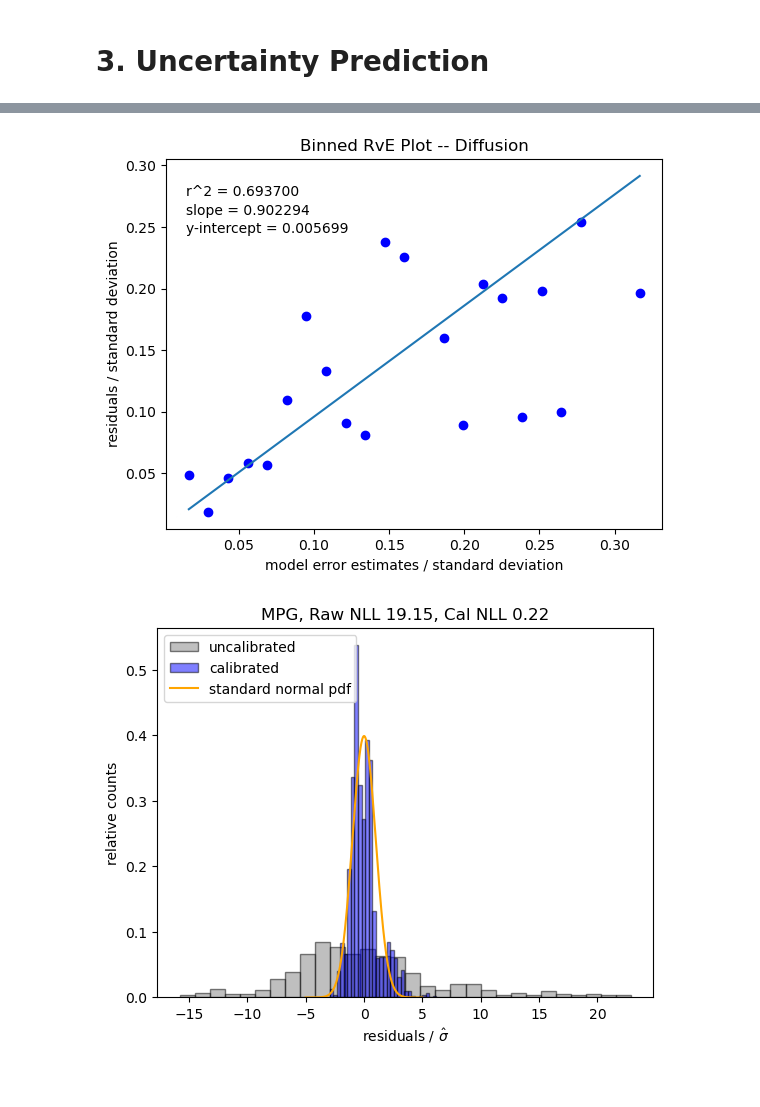
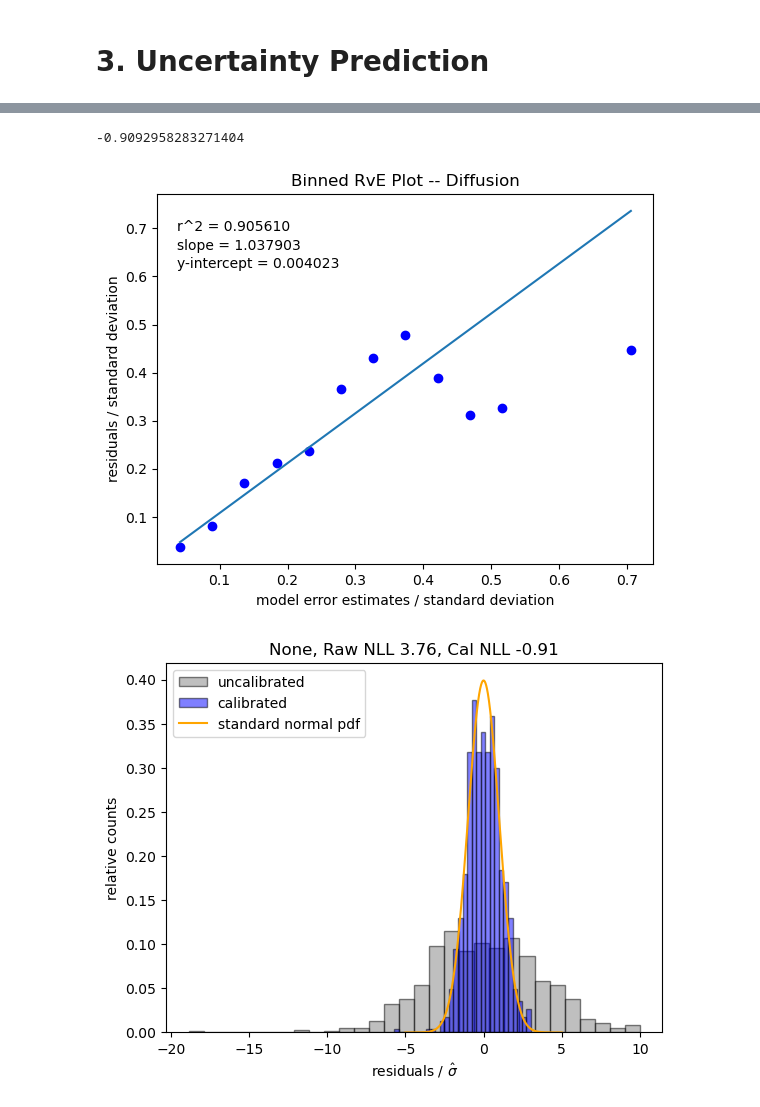
Before and after one commit to 4dsoftware/miscellaneous, a Jupyter notebook: uq_test_xtg.ipynb, the cells around one changed output, grey strips where cells are left out. Saved outputs shown, nothing was run; the diff lists cells and outputs as text; code cells hidden in the pictures.

```diff
--- a/uq_test_xtg.ipynb
+++ b/uq_test_xtg.ipynb
@@ -291,29 +285,27 @@ X = data.iloc[:,:-2]
 y = data.iloc[:,-2:]
 
 rstate = 982
-rkf = RepeatedKFold(n_splits=5, n_repeats=2, random_state=rstate)
-n_models = 200
+rkf = RepeatedKFold(n_splits=5, n_repeats=1, random_state=rstate)
+n_models = 100
 # %% [markdown]
 # 2. Bagging Model
 # %%
-model = RandomForestRegressor(n_estimators = n_models, max_depth=None, min_samples_split=2, min_samples_leaf=2)
-#model = NGBRegressor(n_estimators = n_models,learning_rate=0.02, verbose = False)
-#model = GradientBoostingRegressor(n_estimators = n_models)
-#model = LinearRegression()
-#model = MLPRegressor(hidden_layer_sizes=(4,), activation='relu', solver='adam', alpha=0.01, learning_rate='adaptive')
+model = RandomForestRegressor(n_estimators = n_models, max_depth=6, min_samples_split=2, min_samples_leaf=2)
+#model = MLPRegressor(hidden_layer_sizes=(8,8,64), activation='relu', solver='lbfgs', alpha=0.001, learning_rate='adaptive')
 # %% [markdown]
 ### Model Optimization
 # %%
-predictions = np.asarray([])
-truth = np.asarray([])
+predictions = pd.DataFrame()
+truth = pd.DataFrame()
+
 for train, test in rkf.split(X):
 
     X_train, X_test = X.iloc[train], X.iloc[test]
     y_train, y_test = y.iloc[train], y.iloc[test]
     model.fit(X_train, y_train)
-    test_predictions = model.predict(X_test)
-    predictions = np.concatenate((predictions, test_predictions), axis=None)
-    truth = np.concatenate((truth, y_test), axis=None)
+    test_predictions = pd.DataFrame(model.predict(X_test), columns = y_train.columns)
+    predictions = pd.concat((predictions, test_predictions), axis=0)
+    truth = pd.concat((truth, y_test), axis=0)
 
 print(np.sqrt(mean_squared_error(truth, predictions)))
 # %% [output]
@@ -344,12 +336,15 @@ for train, test in tqdm(rkf.split(X)):
     # Get CV model residuals and errors
     X_train, X_test = X.iloc[train], X.iloc[test]
     y_train, y_test = y.iloc[train], y.iloc[test]
-    cv_residuals, cv_model_errors = get_cvmodel_res_error(model, X_train, y_train, random_state = rstate, model_num = n_models)
+    cv_residuals, cv_model_errors = get_cvmodel_res_error_xtgnn(model, X_train, y_train, random_state = rstate, model_num = n_models)
 
     # Scale residuals and model errors by data standard deviation
     stdev = np.std(y_train)
     cv_residuals = cv_residuals / stdev
     cv_model_errors = cv_model_errors / stdev
+
+    # Predictions
+    res_all, err_all, pred_all = get_model_res_error_xtgnn(model, X_train, y_train, X_test, y_test, model_num = n_models)
 
     # get results for individual targets
     for k in range(y.shape[1]):
@@ -358,8 +353,7 @@ for train, test in tqdm(rkf.split(X)):
         a, b, r_squared = nll_optimize(cv_residuals.iloc[:,k], cv_model_errors.iloc[:,k])
 
         # Get test data residuals and model errors and scale them
-        test_residuals, test_model_errors, test_predictions = \
-            get_model_res_error(model, X_train, y_train.iloc[:,k], X_test, y_test.iloc[:,k], model_num = n_models)
+        test_residuals, test_model_errors, test_predictions = res_all.iloc[:,k], err_all.iloc[:,k], pred_all.iloc[:,k]
         test_residuals = test_residuals / stdev.iloc[k]
         test_model_errors = test_model_errors / stdev.iloc[k]
 
@@ -408,12 +392,16 @@ NLL optimization successful
 # %%
 ic = 0
 nll_before, nll_after = nll_calculate(residuals.iloc[:,ic], unscaled_model_errors.iloc[:,ic]), nll_calculate(residuals.iloc[:,ic], scaled_model_errors.iloc[:,ic])
+# %%
+nll_after
+# %% [output]
+-0.9092958283271404
 # %%
-plot_rve(residuals, scaled_model_errors, 'Diffusion');
+plot_rve(residuals.iloc[:,ic], scaled_model_errors.iloc[:,ic], 'Diffusion');
 # %% [output]
-[figure, old version]
+[figure, new version]
 # %%
-plot_rstat_overlay(residuals.iloc[:,ic], unscaled_model_errors.iloc[:,ic], scaled_model_errors.iloc[:,ic], 'MPG')
+plot_rstat_overlay(residuals.iloc[:,ic], unscaled_model_errors.iloc[:,ic], scaled_model_errors.iloc[:,ic], 'None')
 # %% [output]
-[figure, old version]
+[figure, new version]
 # %%
```
Also changed, not shown: parts of 6 cells of this notebook, 1 other file.
